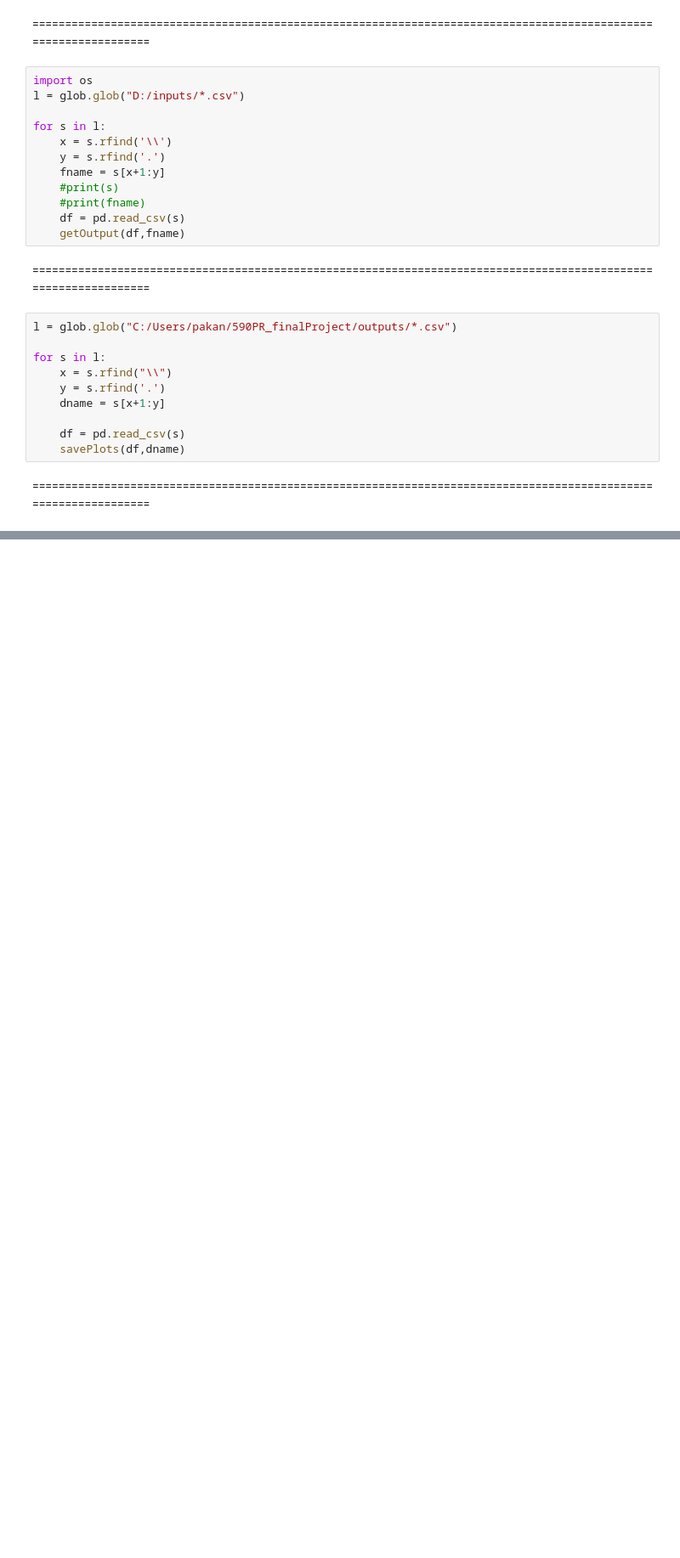
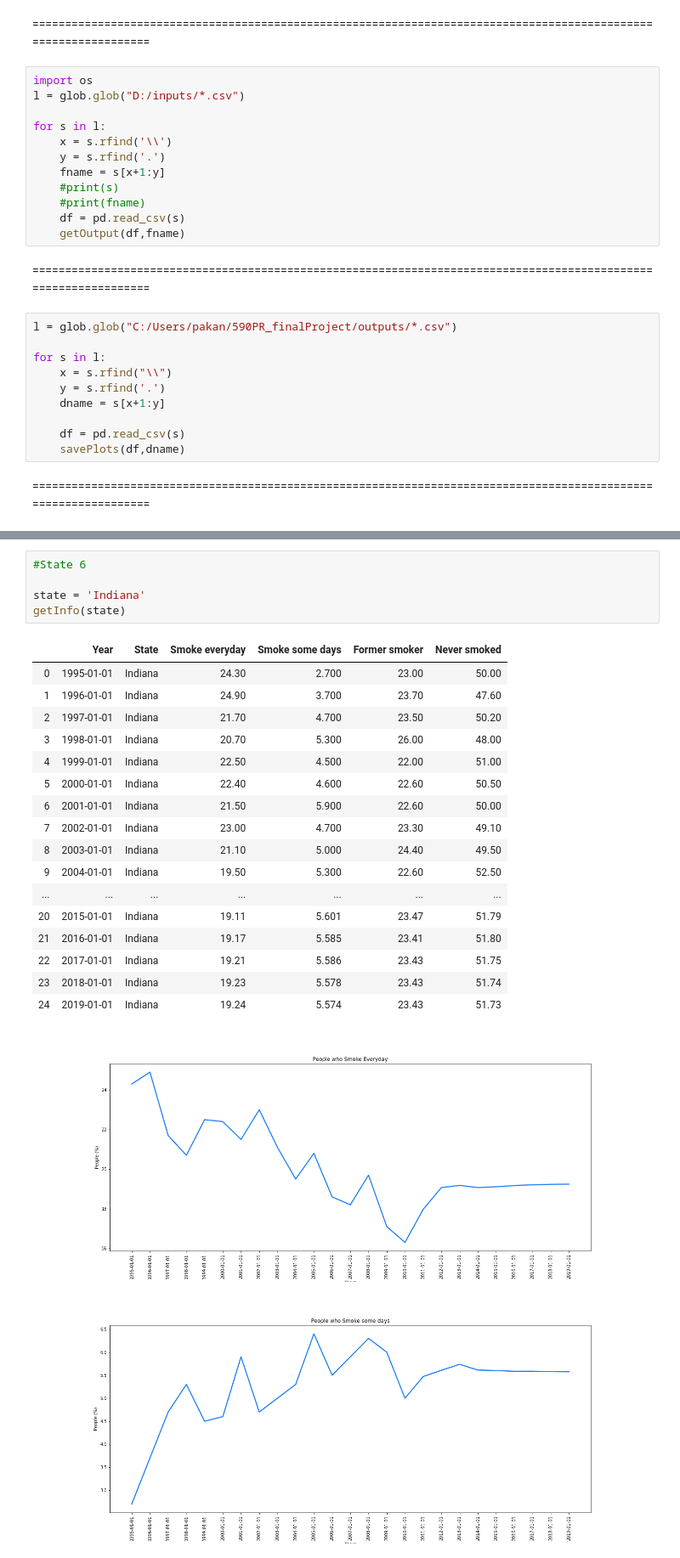
Before and after one commit to SushmithaPakanati/final_project_2020Sp, a Jupyter notebook: Code.ipynb, the cells around one changed output, grey strips where cells are left out. Shown at 85% size. Cells and saved outputs as stored; diff of their text form; blank space fills up the shorter version.

```diff
--- a/Code.ipynb
+++ b/Code.ipynb
@@ -193,0 +342,25 @@ getInfo(state)
+# %%
+#State 6
+
+state = 'Indiana'
+getInfo(state)
+# %% [output]
+|  | Year | State | Smoke everyday | Smoke some days | Former smoker | Never smoked |
+| 0 | 1995-01-01 | Indiana | 24.30 | 2.700 | 23.00 | 50.00 |
+| 1 | 1996-01-01 | Indiana | 24.90 | 3.700 | 23.70 | 47.60 |
+| 2 | 1997-01-01 | Indiana | 21.70 | 4.700 | 23.50 | 50.20 |
+| 3 | 1998-01-01 | Indiana | 20.70 | 5.300 | 26.00 | 48.00 |
+| 4 | 1999-01-01 | Indiana | 22.50 | 4.500 | 22.00 | 51.00 |
+| 5 | 2000-01-01 | Indiana | 22.40 | 4.600 | 22.60 | 50.50 |
+| 6 | 2001-01-01 | Indiana | 21.50 | 5.900 | 22.60 | 50.00 |
+| 7 | 2002-01-01 | Indiana | 23.00 | 4.700 | 23.30 | 49.10 |
+| 8 | 2003-01-01 | Indiana | 21.10 | 5.000 | 24.40 | 49.50 |
+| 9 | 2004-01-01 | Indiana | 19.50 | 5.300 | 22.60 | 52.50 |
+| ... | ... | ... | ... | ... | ... | ... |
+| 20 | 2015-01-01 | Indiana | 19.11 | 5.601 | 23.47 | 51.79 |
+| 21 | 2016-01-01 | Indiana | 19.17 | 5.585 | 23.41 | 51.80 |
+| 22 | 2017-01-01 | Indiana | 19.21 | 5.586 | 23.43 | 51.75 |
+| 23 | 2018-01-01 | Indiana | 19.23 | 5.578 | 23.43 | 51.74 |
+| 24 | 2019-01-01 | Indiana | 19.24 | 5.574 | 23.43 | 51.73 |
+[figure, added]
+[figure, added]
```
Also changed, not shown: parts of 19 cells of this notebook.
